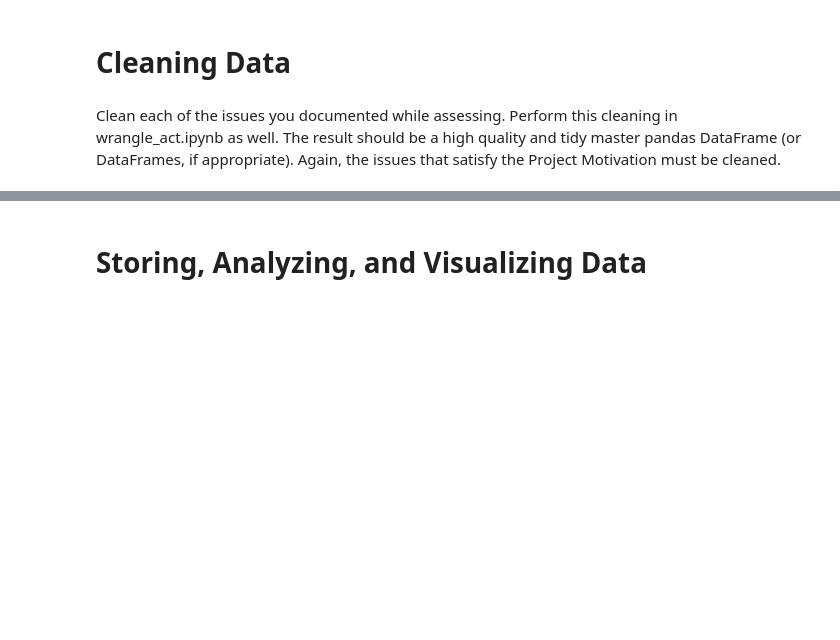
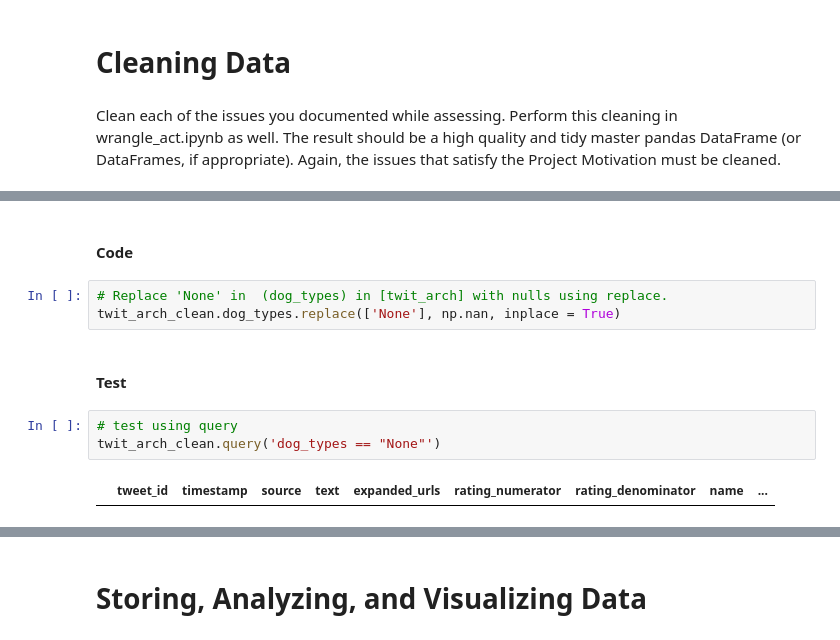
Before and after one commit to Aziz039/Wrangle_and_Analyze_Data-, a Jupyter notebook: wrangle_act.ipynb, the cells around one changed output, grey strips where cells are left out. Cells and saved outputs as stored; diff of their text form; blank space fills up the shorter version.

```diff
--- a/wrangle_act.ipynb
+++ b/wrangle_act.ipynb
@@ -364,0 +483,12 @@ Clean each of the issues you documented while assessing. Perform this cleaning i
+# %% [markdown]
+#### Code
+# %%
+# Replace 'None' in  (dog_types) in [twit_arch] with nulls using replace.
+twit_arch_clean.dog_types.replace(['None'], np.nan, inplace = True)
+# %% [markdown]
+#### Test
+# %%
+# test using query
+twit_arch_clean.query('dog_types == "None"')
+# %% [output]
+|  | tweet_id | timestamp | source | text | expanded_urls | rating_numerator | rating_denominator | name | ... |
```
Also changed, not shown: parts of 36 cells of this notebook.
